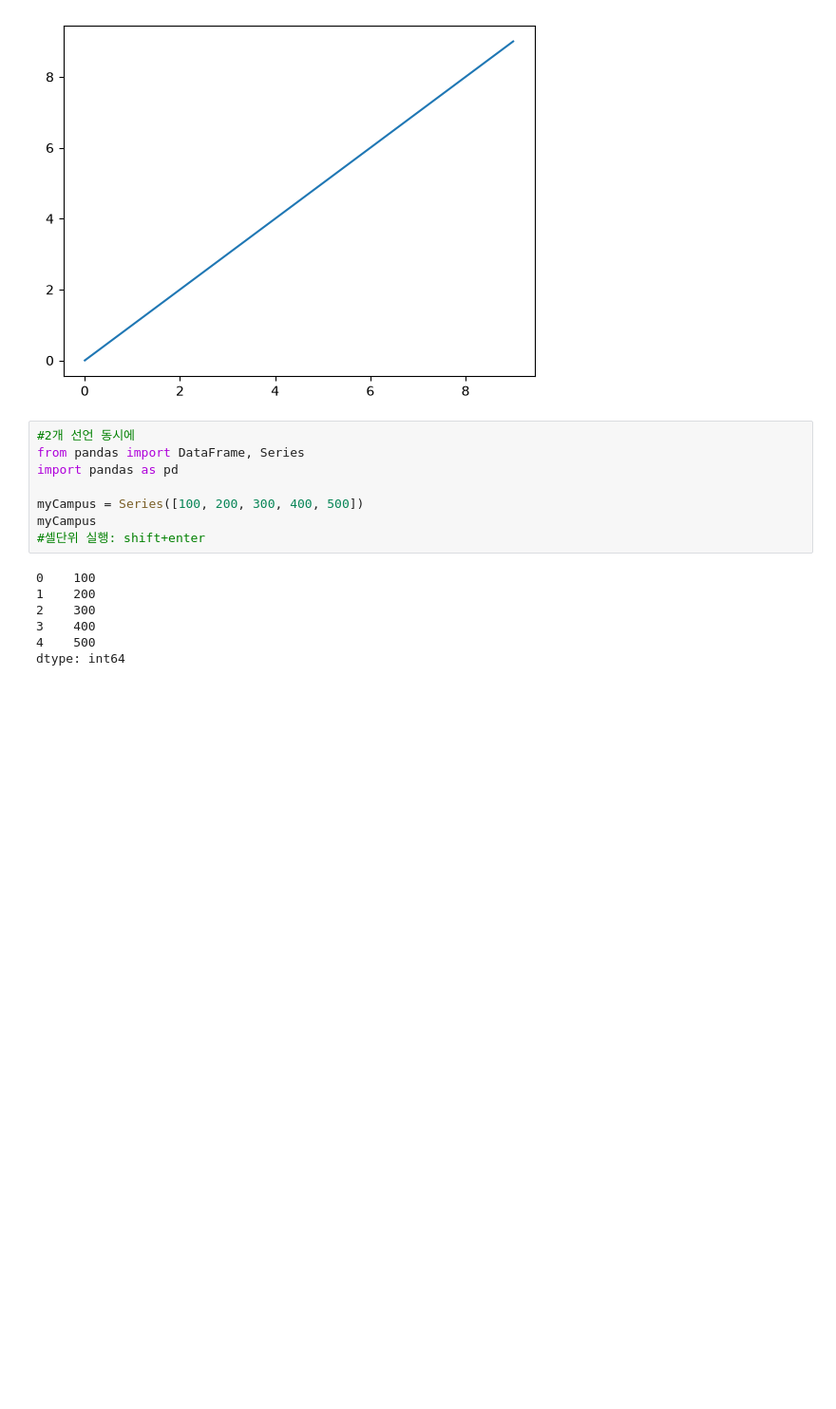
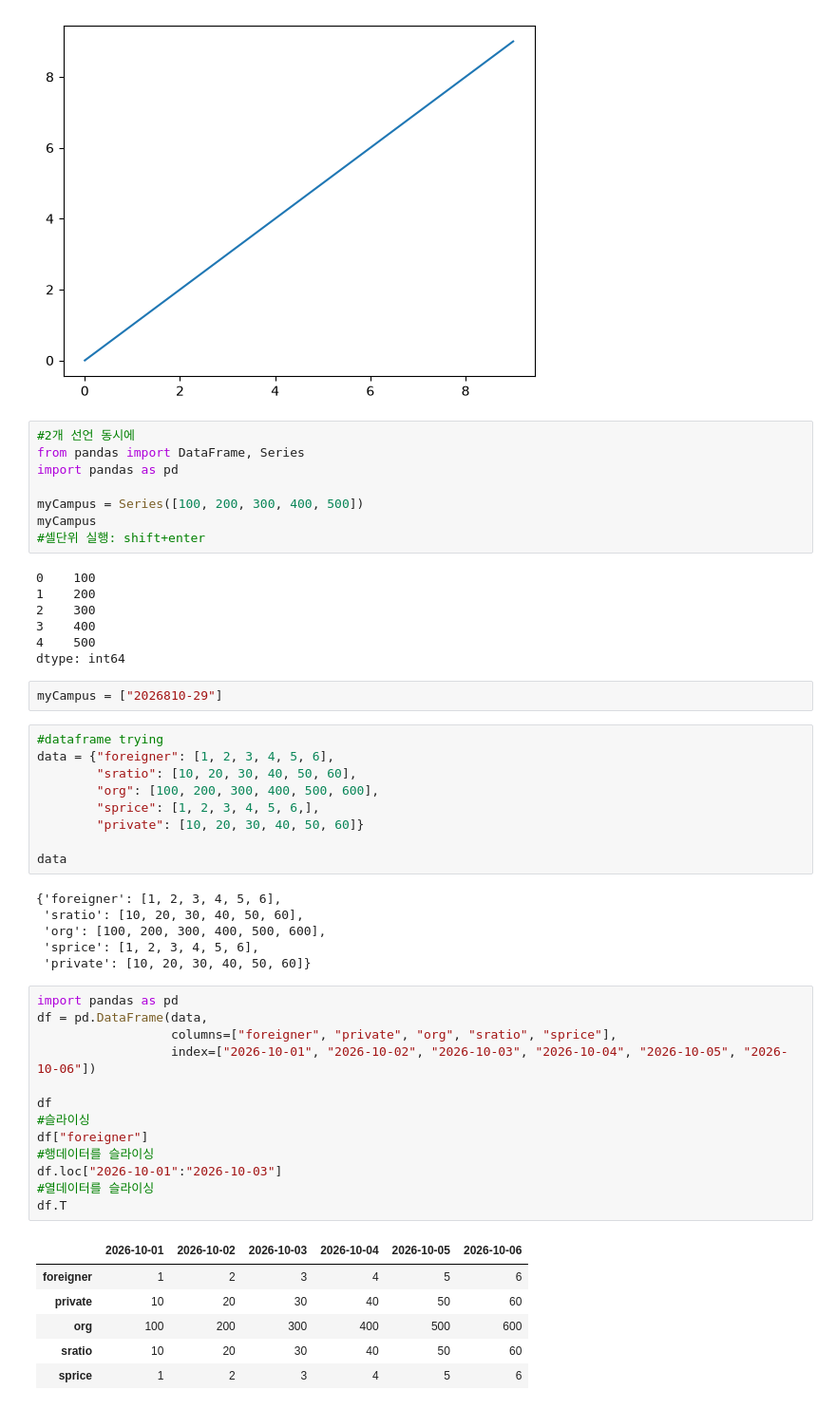
Before and after one commit to eej2-cloud/python261026, a Jupyter notebook: demopandas.ipynb, the cells around one changed output. Shown at 95% size. Saved outputs shown, nothing was run; the diff lists cells and outputs as text; blank space fills up the shorter version.

```diff
--- a/demopandas.ipynb
+++ b/demopandas.ipynb
@@ -27,3 +27,40 @@ myCampus
 3    400
 4    500
 dtype: int64
+# %%
+myCampus = ["2026810-29"]
+# %%
+#dataframe trying
+data = {"foreigner": [1, 2, 3, 4, 5, 6],
+        "sratio": [10, 20, 30, 40, 50, 60],
+        "org": [100, 200, 300, 400, 500, 600],
+        "sprice": [1, 2, 3, 4, 5, 6,],
+        "private": [10, 20, 30, 40, 50, 60]}
+
+data
+# %% [output]
+{'foreigner': [1, 2, 3, 4, 5, 6],
+ 'sratio': [10, 20, 30, 40, 50, 60],
+ 'org': [100, 200, 300, 400, 500, 600],
+ 'sprice': [1, 2, 3, 4, 5, 6],
+ 'private': [10, 20, 30, 40, 50, 60]}
+# %%
+import pandas as pd
+df = pd.DataFrame(data,
+                  columns=["foreigner", "private", "org", "sratio", "sprice"],
+                  index=["2026-10-01", "2026-10-02", "2026-10-03", "2026-10-04", "2026-10-05", "2026-10-06"])
+
+df
+#슬라이싱
+df["foreigner"]
+#행데이터를 슬라이싱
+df.loc["2026-10-01":"2026-10-03"]
+#열데이터를 슬라이싱
+df.T
+# %% [output]
+|  | 2026-10-01 | 2026-10-02 | 2026-10-03 | 2026-10-04 | 2026-10-05 | 2026-10-06 |
+| foreigner | 1 | 2 | 3 | 4 | 5 | 6 |
+| private | 10 | 20 | 30 | 40 | 50 | 60 |
+| org | 100 | 200 | 300 | 400 | 500 | 600 |
+| sratio | 10 | 20 | 30 | 40 | 50 | 60 |
+| sprice | 1 | 2 | 3 | 4 | 5 | 6 |
```
Also changed, not shown: parts of 5 cells of this notebook, 23 other files.
